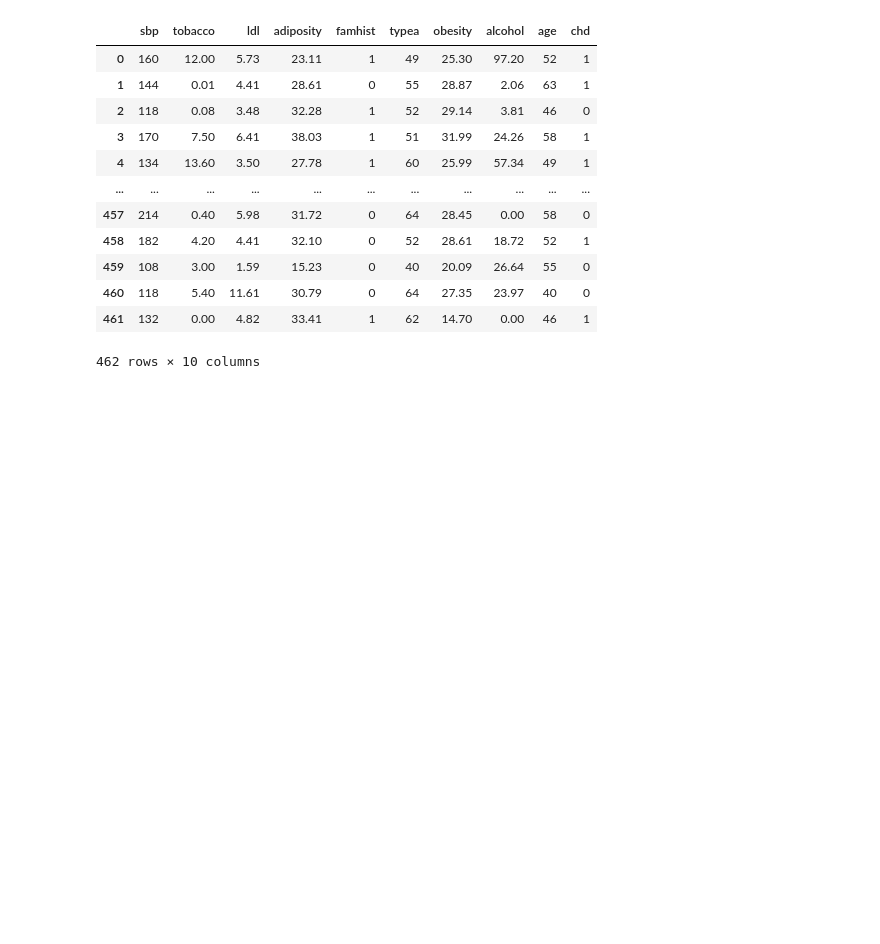
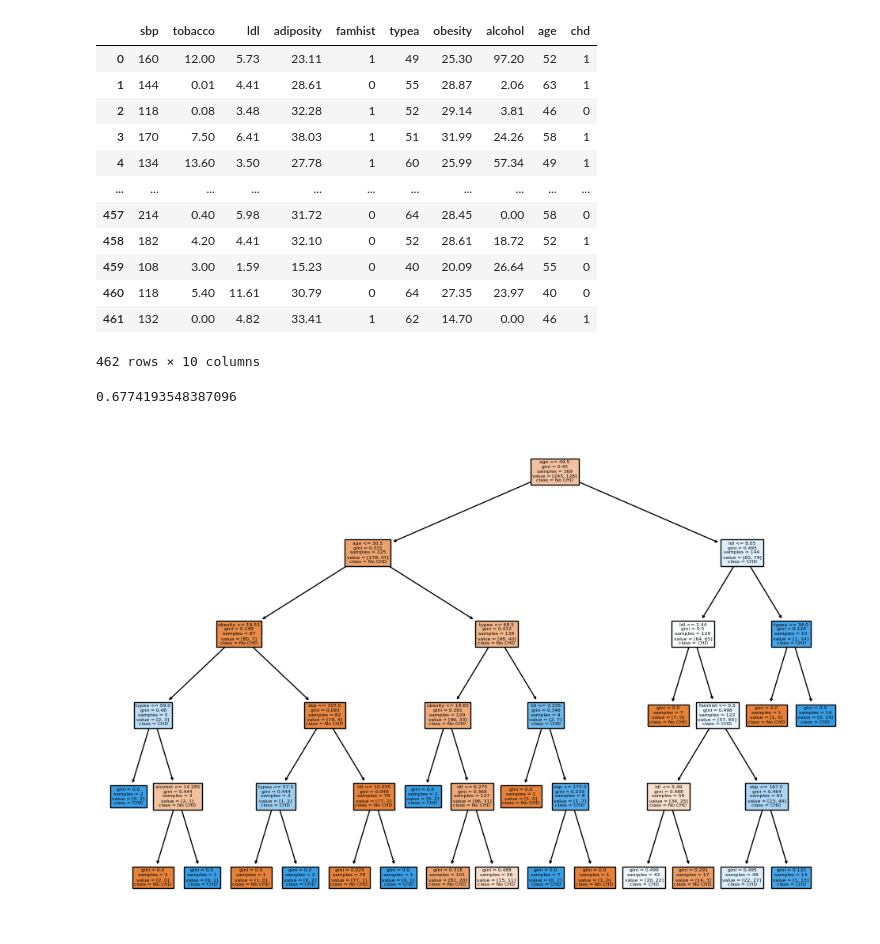
Before and after one commit to nizwant/adv_ml_labs, a Jupyter notebook: trees_bagging.ipynb, the cells around one changed output. Drawn from its saved outputs; the diff is of its cells as text; code cells hidden in the pictures; blank space fills up the shorter version.

Commit message:
testing trees

```diff
--- a/trees_bagging.ipynb
+++ b/trees_bagging.ipynb
@@ -79,3 +125,20 @@ sa_data
 | 460 | 118 | 5.40 | 11.61 | 30.79 | 0 | 64 | 27.35 | 23.97 | 40 | 0 |
 | 461 | 132 | 0.00 | 4.82 | 33.41 | 1 | 62 | 14.70 | 0.00 | 46 | 1 |
 462 rows × 10 columns
+# %%
+y = sa_data["chd"]
+X = sa_data.drop("chd", axis=1)
+# %%
+from sklearn.tree import plot_tree
+X_train, X_test, y_train, y_test = train_test_split(
+    X, y, test_size=0.2, random_state=42
+)
+tree = DecisionTreeClassifier(max_depth=5)
+tree.fit(X_train, y_train)
+print(tree.score(X_test, y_test))
+plt.figure(figsize=(12, 8))
+plot_tree(tree, filled=True, feature_names=X.columns, class_names=["No CHD", "CHD"])
+plt.show()
+# %% [output]
+0.6774193548387096
+[figure, added]
```
Also changed, not shown: parts of 4 cells of this notebook.
